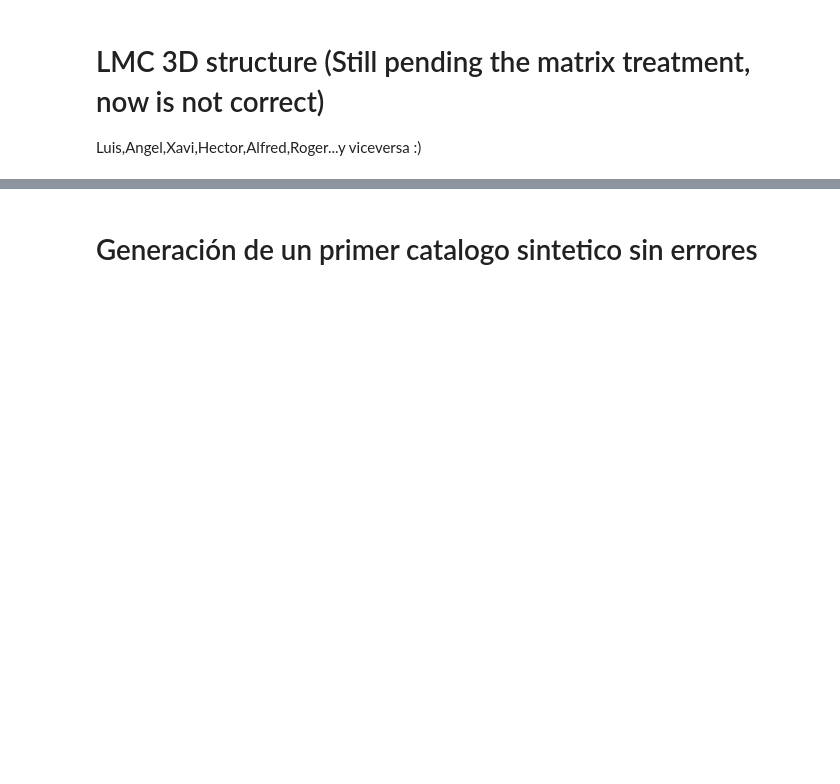
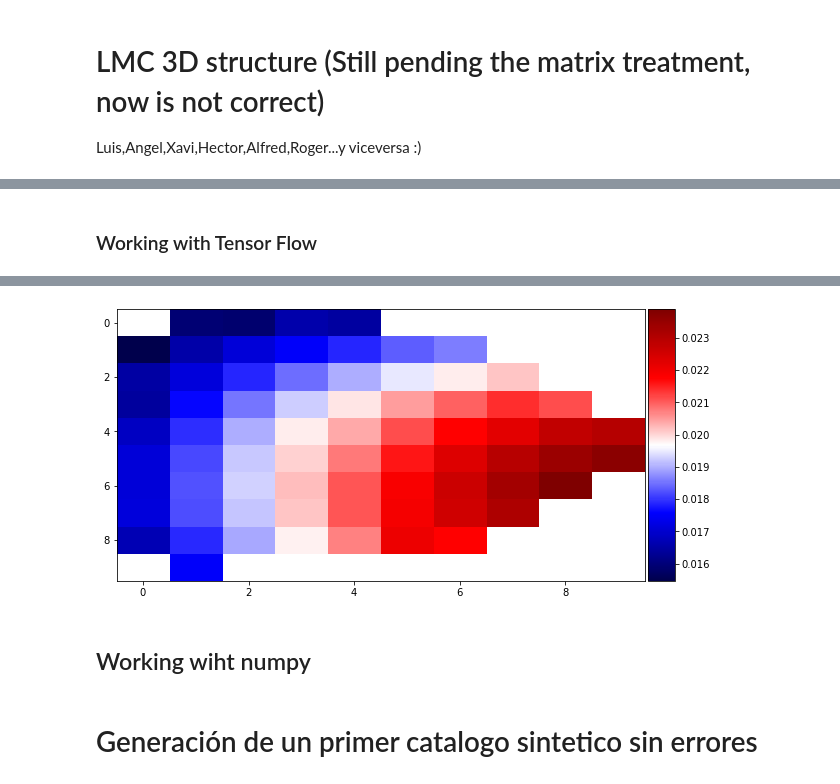
Before and after one commit to RogerMor/LMCpaper, a Jupyter notebook: LMC-disk-simul-FirstVersionRoger_ACG.ipynb, the cells around one changed output, grey strips where cells are left out. Cells and saved outputs as stored; diff of their text form; code cells hidden in the pictures; blank space fills up the shorter version.

```diff
--- a/LMC-disk-simul-FirstVersionRoger_ACG.ipynb
+++ b/LMC-disk-simul-FirstVersionRoger_ACG.ipynb
@@ -46,0 +45,2 @@ Tensorflow version 2.2.0
+# %% [markdown]
+### Working with Tensor Flow
@@ -46,0 +262,74 @@ Tensorflow version 2.2.0
+# %%
+####################################
+### Generate synthetic catalogue ###
+####################################
+
+# LMC fixed hyperparameters
+dist_centre_lmc=50.
+alpha_centre_lmc=80.8939*np.pi/180.
+delta_centre_lmc=-69.7561*np.pi/180.
+pos_angle_lmc=(122.5 + 90.)*np.pi/180.
+inc_angle_lmc=34.7*np.pi/180.
+
+# Disk component fixed hyperparameters
+disk_scale_height = 0.35
+disk_scale_length = 1.6
+pos_angle_disk = 202.7*np.pi/180
+ell_factor_disk = 0.688
+
+# Uncertainty on measurements roughly estimated from the catalogue
+ra_error_mean   = 0.1711426
+ra_error_var = 0.006506719
+
+dec_error_mean    =  0.1804739
+dec_error_var = 0.007289793
+
+plx_error_mean  =  0.1758596
+plx_error_var = 0.006775405
+
+
+# Set No of samples we want to generate
+N = 1000000
+
+# Generate disk location coordinates in the LMC proper reference frame
+xyz_proper = disk_fnt(N, disk_scale_height, disk_scale_length,
+                     pos_angle_disk - pos_angle_lmc, ell_factor_disk)
+
+# Transform from proper to heliocentric frame
+xyz_geo =  proper2geo_fnt(xyz_proper, dist_centre_lmc, alpha_centre_lmc,
+                         delta_centre_lmc, pos_angle_lmc, inc_angle_lmc )
+
+# Generate (ra,dec,plx) true values
+
+cyl_plx  =   geo2plx_fnt(xyz_geo)
+
+# Generate (ra,dec,plx) measurements & uncertainties
+
+#measurements_fn(cyl_plx , ra_error_mean, ra_error_var ,
+#                dec_error_mean, dec_error_var,  plx_error_mean, plx_error_var )
+
+
+
+
+simu=np.array(cyl_plx)
+
+ra=simu[:,0]
+dec=simu[:,1]
+parallax=simu[:,2]
+
+ret=stats.binned_statistic_2d(ra, dec, parallax, statistic='mean', bins=10, range=None, expand_binnumbers=False)
+
+mean=ret.statistic
+
+xedges=ret.x_edge
+
+yedges=ret.y_edge
+
+plt.figure(figsize=(10,5))
+im=plt.imshow(mean, aspect='auto',interpolation="nearest", origin="upper",cmap='seismic')
+ax = plt.gca()
+divider = make_axes_locatable(ax)
+cax = divider.append_axes("right", size="5%", pad=0.05)
+plt.colorbar(im, cax=cax)
+plt.show()
+# %% [output]
@@ -47,3 +346,6 @@ Tensorflow version 2.2.0
+[figure, added]
+# %% [markdown]
+## Working wiht numpy
 # %%
 ###################
 #### Functions ####
```
Also changed, not shown: parts of 35 cells of this notebook.
